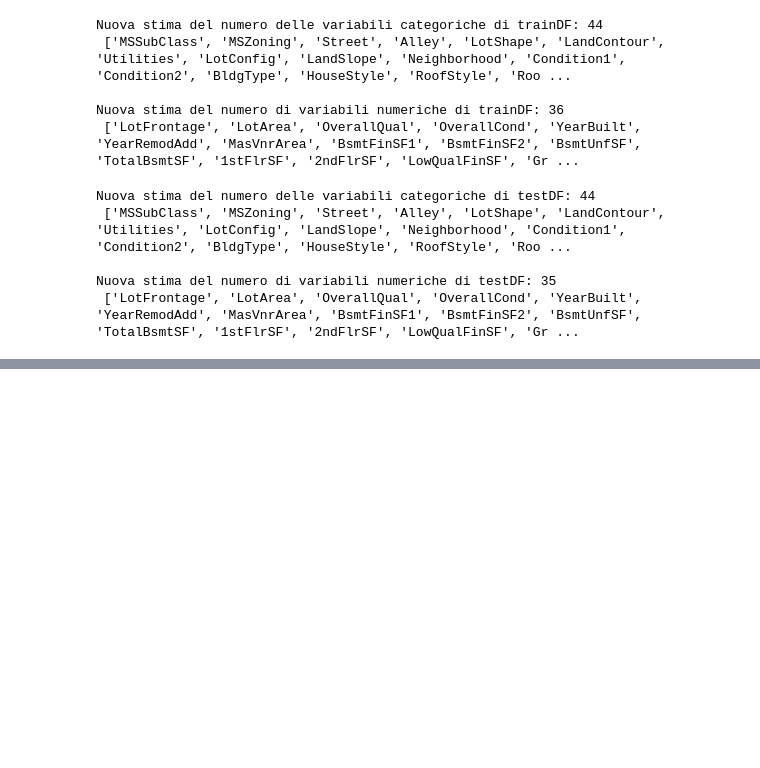
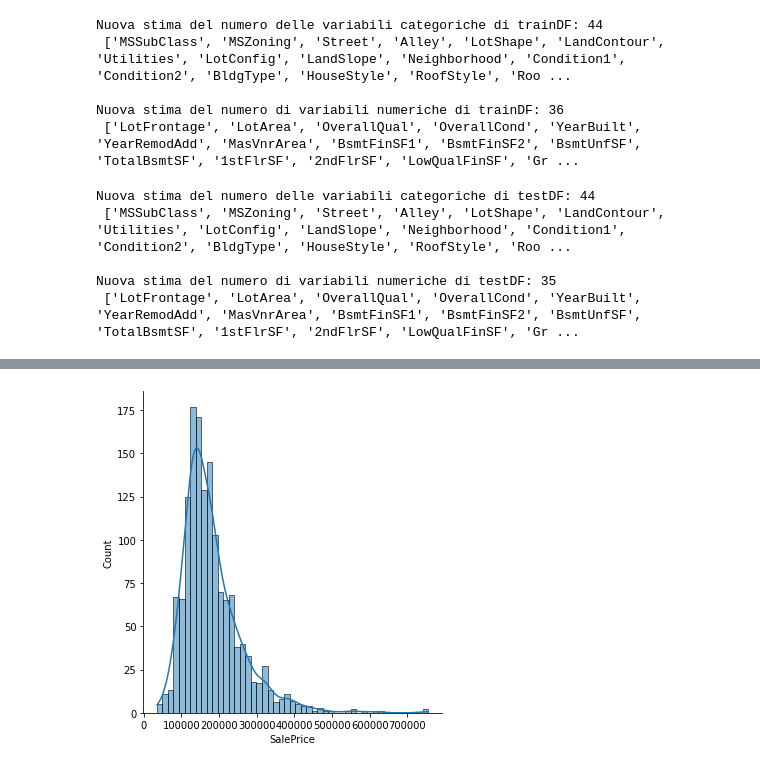
Before and after one commit to salvatorezam/House-Prices---Advanced-Regression-Techniques, a Jupyter notebook: house_prices_zammuto.ipynb, the cells around one changed output, grey strips where cells are left out. Drawn from its saved outputs; the diff is of its cells as text; code cells hidden in the pictures; blank space fills up the shorter version.

```diff
--- a/house_prices_zammuto.ipynb
+++ b/house_prices_zammuto.ipynb
@@ -363,0 +366,11 @@ Fence: Fence quality
+# %%
+# estraggo i valori della colonna SalePrice e li memeorizzo in una lista, che poi verrà passata al tool di visualizzazione
+sale_prices = [row['SalePrice']
+        for row in datasets['trainDF'].select('SalePrice').collect()]
+
+# plotto i dati recuperati sulla displot di seaborn, settando
+# il parametro kde=True per visualizzare anche l'andamento della distribuzione
+sns.displot(sale_prices, kde=True)
+plt.xlabel("SalePrice");
+# %% [output]
+[figure, added]
```
Also changed, not shown: parts of 23 cells of this notebook.
